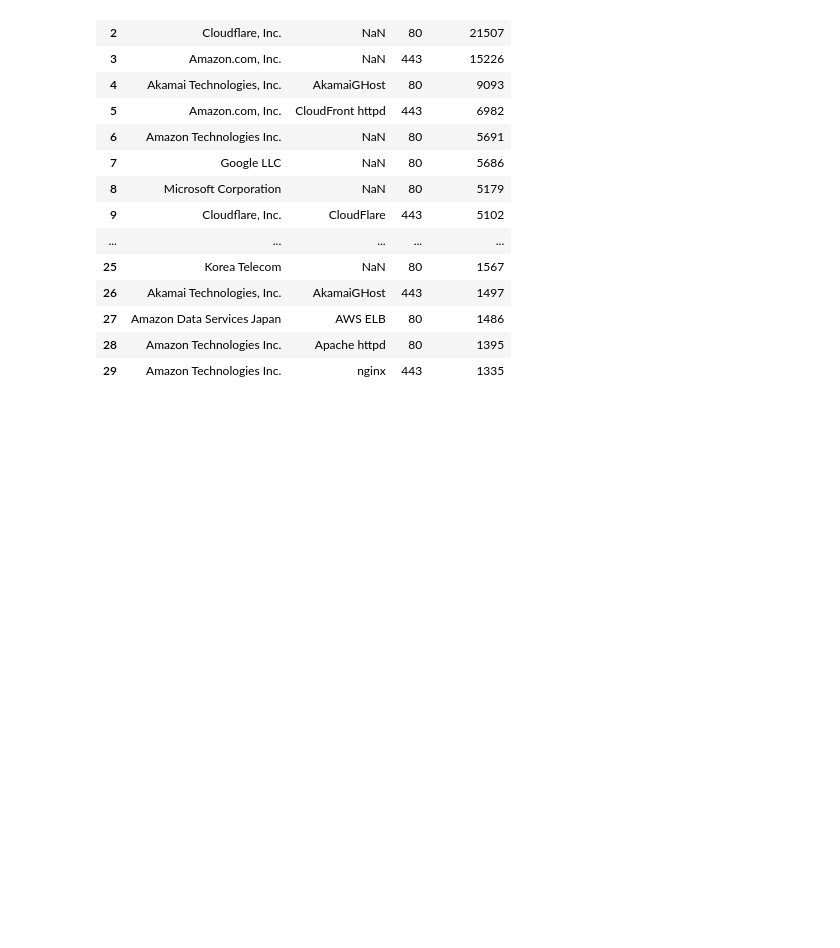
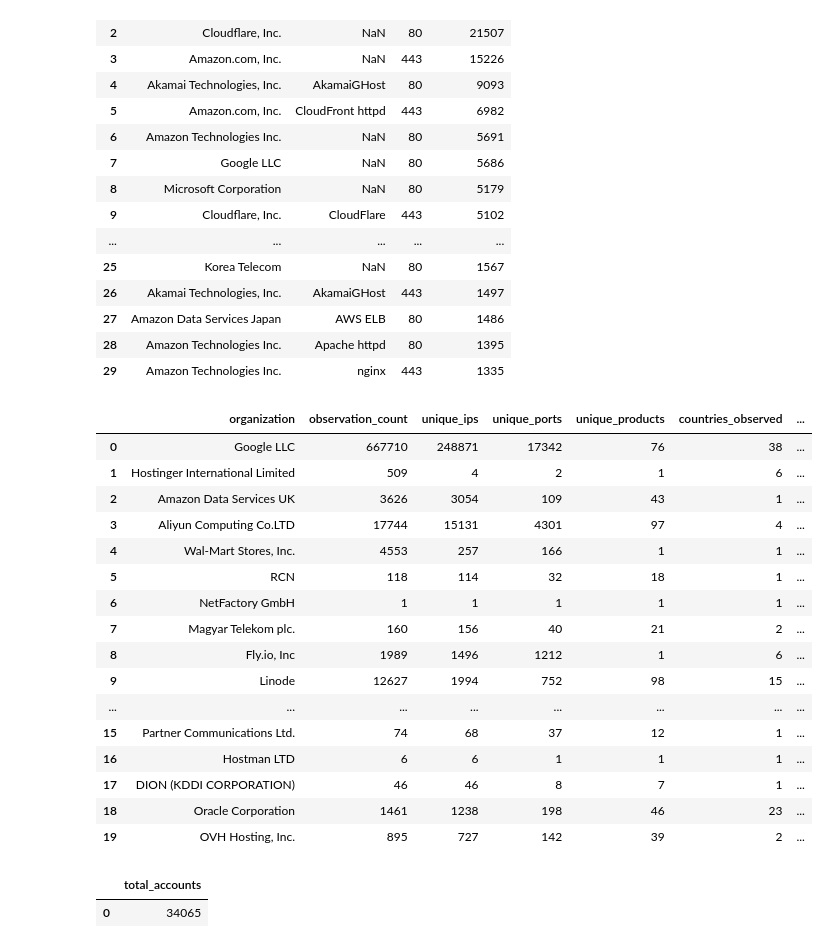
Before and after one commit to IshitaBelwal/-AI-Sales-Intelligence-Platform, a Jupyter notebook: notebooks/01_data_exploration.ipynb, the cells around one changed output. Saved outputs shown, nothing was run; the diff lists cells and outputs as text; code cells hidden in the pictures; blank space fills up the shorter version.

```diff
--- a/notebooks/01_data_exploration.ipynb
+++ b/notebooks/01_data_exploration.ipynb
@@ -620,3 +620,39 @@ con.execute(f"""
 | 27 | Amazon Data Services Japan | AWS ELB | 80 | 1486 |
 | 28 | Amazon Technologies Inc. | Apache httpd | 80 | 1395 |
 | 29 | Amazon Technologies Inc. | nginx | 443 | 1335 |
+# %%
+# Inspecting accounts.parquet
+accounts = con.execute("""
+    SELECT *
+    FROM '../data/processed/accounts.parquet'
+    LIMIT 20
+""").df()
+
+accounts
+# %% [output]
+|  | organization | observation_count | unique_ips | unique_ports | unique_products | countries_observed | ... |
+| 0 | Google LLC | 667710 | 248871 | 17342 | 76 | 38 | ... |
+| 1 | Hostinger International Limited | 509 | 4 | 2 | 1 | 6 | ... |
+| 2 | Amazon Data Services UK | 3626 | 3054 | 109 | 43 | 1 | ... |
+| 3 | Aliyun Computing Co.LTD | 17744 | 15131 | 4301 | 97 | 4 | ... |
+| 4 | Wal-Mart Stores, Inc. | 4553 | 257 | 166 | 1 | 1 | ... |
+| 5 | RCN | 118 | 114 | 32 | 18 | 1 | ... |
+| 6 | NetFactory GmbH | 1 | 1 | 1 | 1 | 1 | ... |
+| 7 | Magyar Telekom plc. | 160 | 156 | 40 | 21 | 2 | ... |
+| 8 | Fly.io, Inc | 1989 | 1496 | 1212 | 1 | 6 | ... |
+| 9 | Linode | 12627 | 1994 | 752 | 98 | 15 | ... |
+| ... | ... | ... | ... | ... | ... | ... | ... |
+| 15 | Partner Communications Ltd. | 74 | 68 | 37 | 12 | 1 | ... |
+| 16 | Hostman LTD | 6 | 6 | 1 | 1 | 1 | ... |
+| 17 | DION (KDDI CORPORATION) | 46 | 46 | 8 | 7 | 1 | ... |
+| 18 | Oracle Corporation | 1461 | 1238 | 198 | 46 | 23 | ... |
+| 19 | OVH Hosting, Inc. | 895 | 727 | 142 | 39 | 2 | ... |
+# %%
+# Checking account dataset size
+con.execute(f"""
+    SELECT COUNT(*) AS total_accounts
+    FROM '{PROJECT_ROOT}/data/processed/accounts.parquet'
+""").df()
+# %% [output]
+|  | total_accounts |
+| 0 | 34065 |
```
Also changed, not shown: parts of 1 cell of this notebook, 35 other files.
